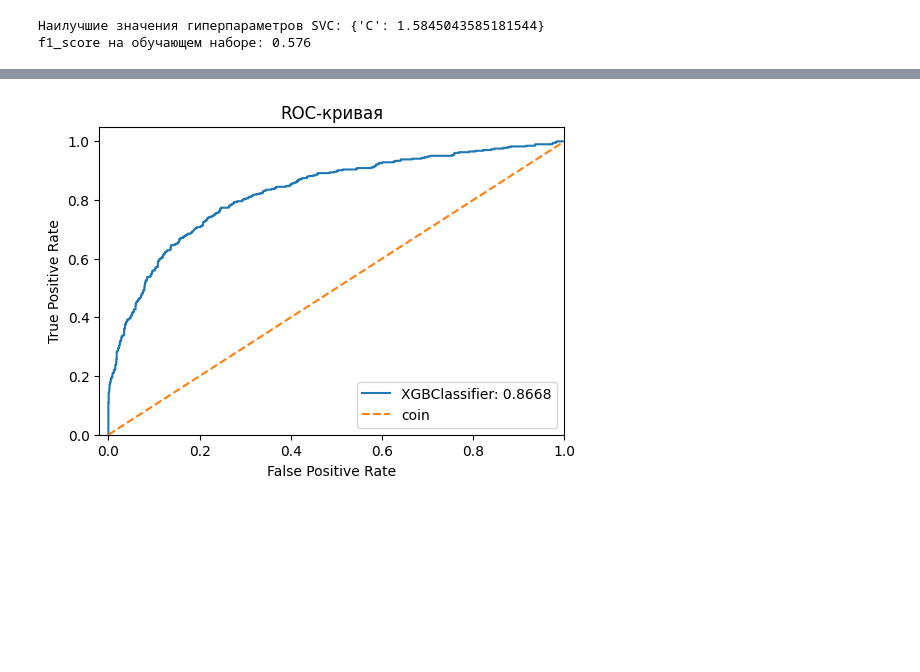
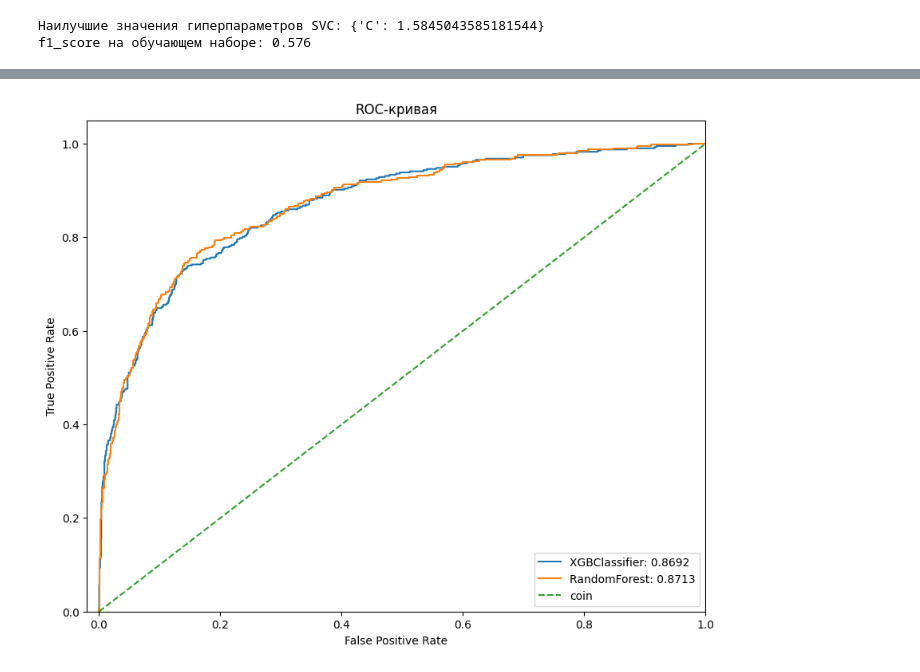
Before and after one commit to elenasobolevamsc/Bank_Churn_Prediction, a Jupyter notebook: Bank_Churn_Prediction.ipynb, the cells around one changed output, grey strips where cells are left out. Drawn from its saved outputs; the diff is of its cells as text; code cells hidden in the pictures; blank space fills up the shorter version.

```diff
--- a/Bank_Churn_Prediction.ipynb
+++ b/Bank_Churn_Prediction.ipynb
@@ -1050,3 +1042,5 @@ roc_auc_table
 # %%
-best_model = mlflow.sklearn.load_model('runs:/980b9744d00643c88633da47d8a2de6c/xgb_pipeline_smote')
+best_model_xgb = mlflow.sklearn.load_model('runs:/200eea0fa43d488fb40abee0d7f21c12/xgb_pipeline_smote')
+# %%
+best_model_rf = mlflow.sklearn.load_model('runs:/5458c21d4ace42a697de130ae3af0bf0/rf_pipeline_class_weight')
 # %%
@@ -1056,6 +1048,15 @@ joblib.dump(best_model, 'best_model.pkl')
 # %%
-pred_proba_xgb_smote = best_model.predict_proba(X_test)[:, 1]
+pred_proba_xgb_smote = best_model_xgb.predict_proba(X_test)[:, 1]
+pred_proba_rf_cw = best_model_rf.predict_proba(X_test)[:, 1]
+print('Результаты метрик модели XGBoost:')
+print()
 print('ROC-AUC score на тестовой выборке:', roc_auc_score(y_test, pred_proba_xgb_smote))
 print('f1 score на тестовой выборке:', f1_score(y_test, np.round(pred_proba_xgb_smote)))
 print('Balanced accuracy на тестовой выборке:', balanced_accuracy_score(y_test, np.round(pred_proba_xgb_smote)))
+print()
+print('Результаты метрик модели Random Forest:')
+print()
+print('ROC-AUC score на тестовой выборке:', roc_auc_score(y_test, pred_proba_rf_cw))
+print('f1 score на тестовой выборке:', f1_score(y_test, np.round(pred_proba_rf_cw)))
+print('Balanced accuracy на тестовой выборке:', balanced_accuracy_score(y_test, np.round(pred_proba_rf_cw)))
 # %% [output]
@@ -1065,22 +1074,24 @@ Balanced accuracy на тестовой выборке: 0.7705270756118213
 # %%
-fpr, tpr, thresholds = roc_curve(y_test, pred_proba)
+plt.figure(figsize=(10, 8))
 
-plt.figure(figsize=(6, 4))
+fpr, tpr, thresholds = roc_curve(y_test, pred_proba_xgb_smote)
+plt.plot(fpr, tpr, label=f'XGBClassifier: {round(roc_auc_score(y_test, pred_proba_xgb_smote), 4)}')
 
-plt.plot(fpr, tpr, label=f'XGBClassifier: {round(roc_auc_score(y_test, pred_proba_xgb_smote), 4)}')
+fpr, tpr, thresholds = roc_curve(y_test, pred_proba_rf_cw)
+plt.plot(fpr, tpr, label=f'RandomForest: {round(roc_auc_score(y_test, pred_proba_rf_cw), 4)}')
 
 plt.plot([0, 1], [0, 1], linestyle='--', label='coin')
 
 plt.xlim([-0.02, 1.0])
 plt.ylim([0.0, 1.05])
 
 plt.xlabel('False Positive Rate')
 plt.ylabel('True Positive Rate')
 
 plt.title('ROC-кривая')
 
-plt.legend()
+plt.legend(loc='lower right')
 
 plt.show()
 # %% [output]
-[figure, old version]
+[figure, new version]
```
Also changed, not shown: parts of 25 cells of this notebook.
